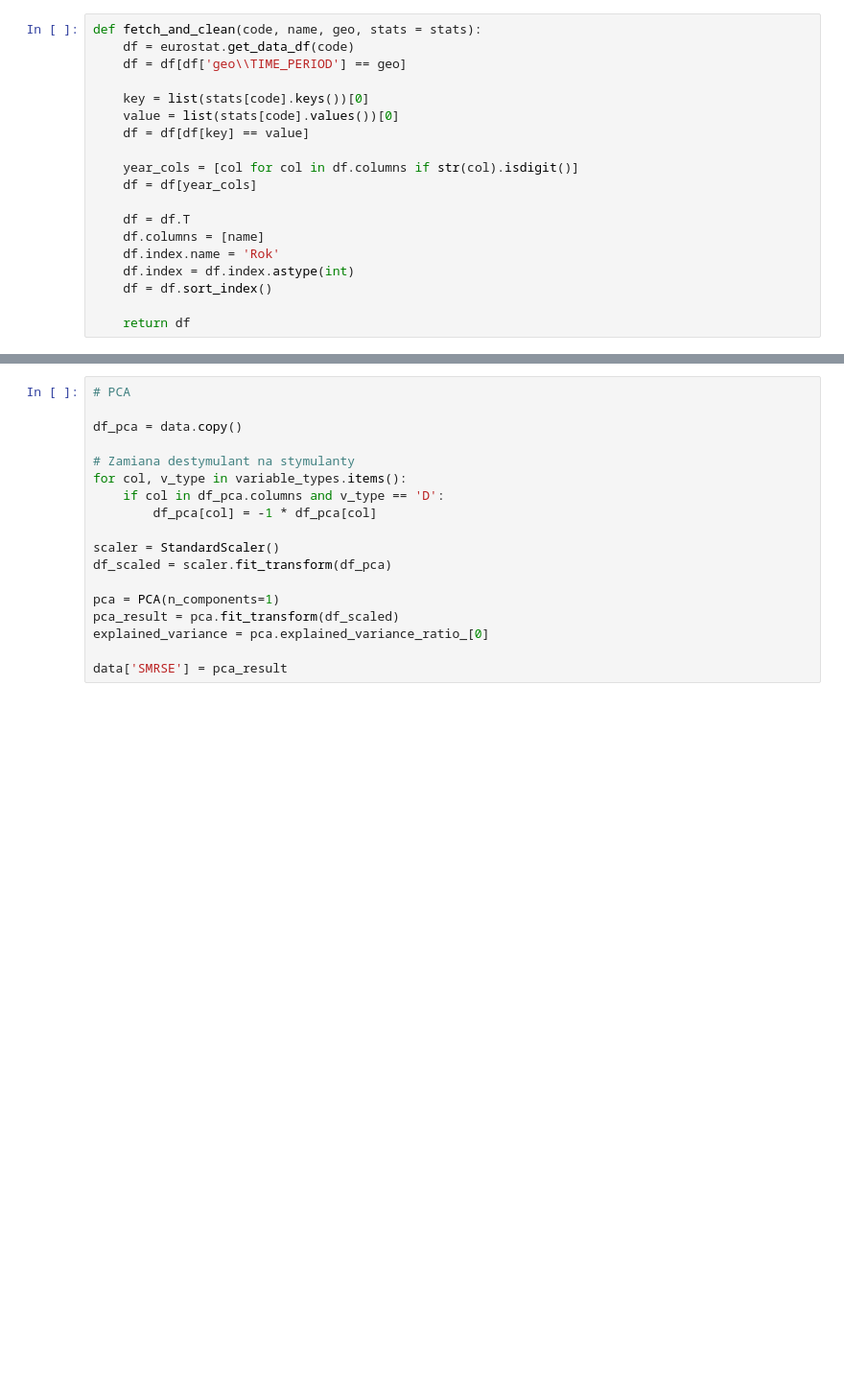
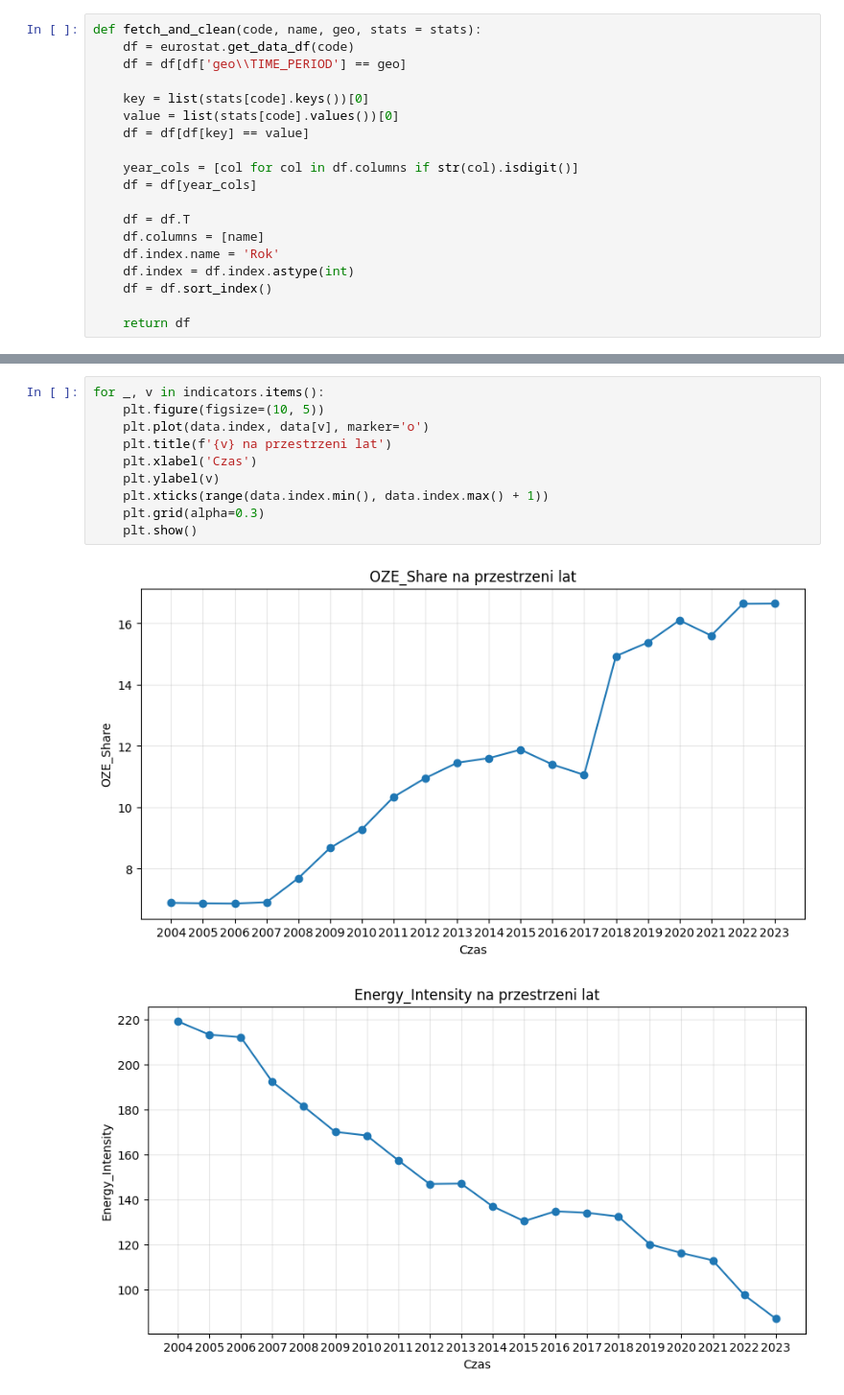
Before and after one commit to NGala540/PrognozowanieSyntetycznegoWska-nikaRozwojuSektoraEnergetycznego, a Jupyter notebook: Konstrukcja_wskaznika.ipynb, the cells around one changed output, grey strips where cells are left out. Shown at 96% size. Saved outputs shown, nothing was run; the diff lists cells and outputs as text; blank space fills up the shorter version.

```diff
--- a/Konstrukcja_wskaznika.ipynb
+++ b/Konstrukcja_wskaznika.ipynb
@@ -82,18 +89,13 @@ Rok
 # %%
-# PCA
-
-df_pca = data.copy()
-
-# Zamiana destymulant na stymulanty
-for col, v_type in variable_types.items():
-    if col in df_pca.columns and v_type == 'D':
-        df_pca[col] = -1 * df_pca[col]
-
-scaler = StandardScaler()
-df_scaled = scaler.fit_transform(df_pca)
-
-pca = PCA(n_components=1)
-pca_result = pca.fit_transform(df_scaled)
-explained_variance = pca.explained_variance_ratio_[0]
-
-data['SMRSE'] = pca_result
+for _, v in indicators.items():
+    plt.figure(figsize=(10, 5))
+    plt.plot(data.index, data[v], marker='o')
+    plt.title(f'{v} na przestrzeni lat')
+    plt.xlabel('Czas')
+    plt.ylabel(v)
+    plt.xticks(range(data.index.min(), data.index.max() + 1))
+    plt.grid(alpha=0.3)
+    plt.show()
+# %% [output]
+[figure, added]
+[figure, added]
```
Also changed, not shown: parts of 9 cells of this notebook.
